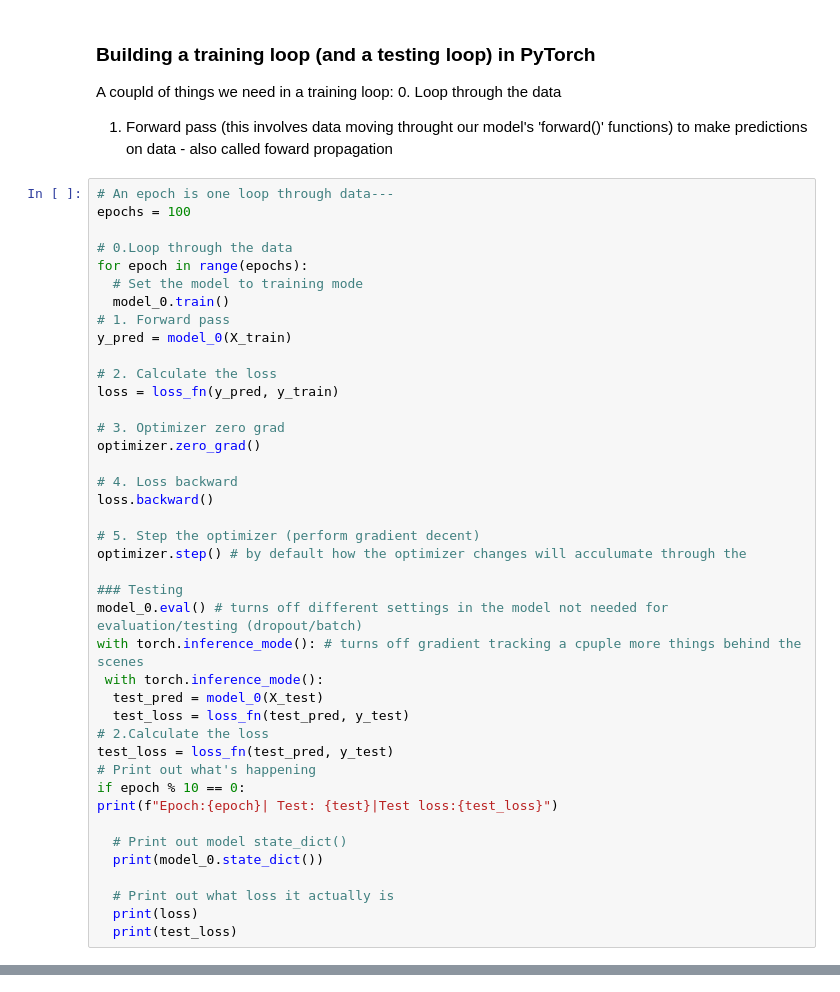
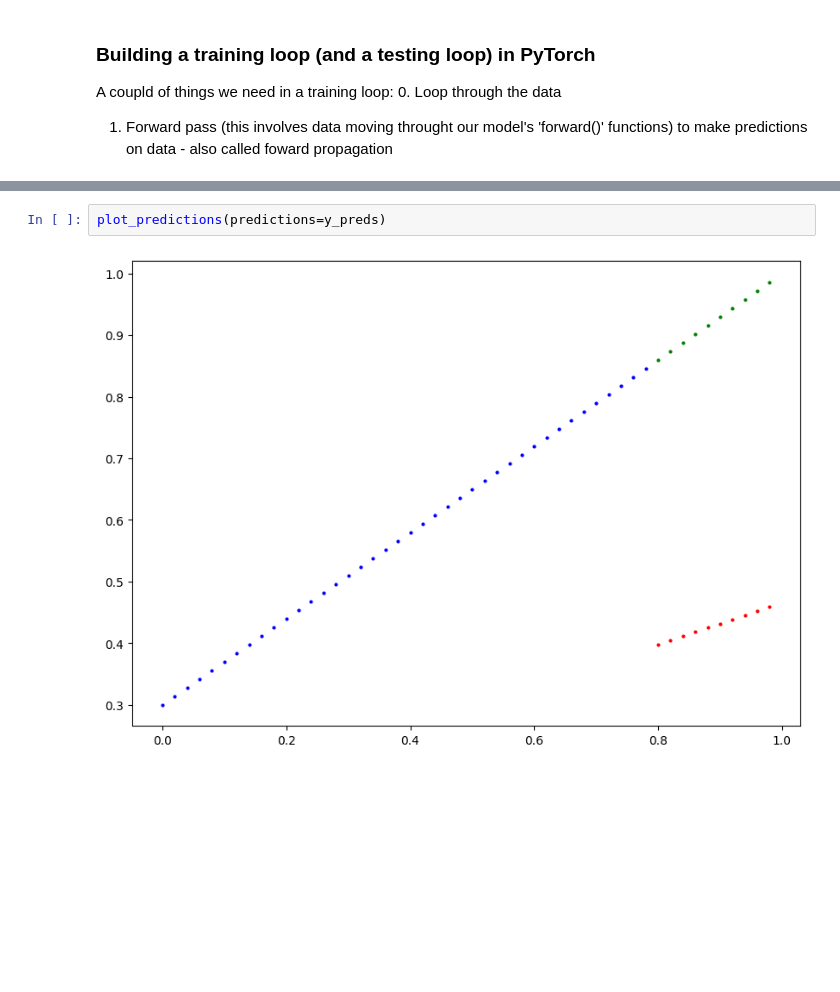
Before and after one commit to hasdasda/HoctheoPhamDinhKhanh, a Jupyter notebook: 01_pytorch_workflow_video.ipynb, the cells around one changed output, grey strips where cells are left out. Drawn from its saved outputs; the diff is of its cells as text; blank space fills up the shorter version.

```diff
--- a/01_pytorch_workflow_video.ipynb
+++ b/01_pytorch_workflow_video.ipynb
@@ -226,44 +237,3 @@ optimizer = torch.optim.SGD(params=model_0.parameters(),
 A coupld of things we need in a training loop:
 0. Loop through the data
 1. Forward pass (this involves data moving throught our model's 'forward()' functions) to make predictions on data - also called foward propagation
-# %%
-# An epoch is one loop through data---
-epochs = 100
-
-# 0.Loop through the data
-for epoch in range(epochs):
-  # Set the model to training mode
-  model_0.train()
-# 1. Forward pass
-y_pred = model_0(X_train)
-
-# 2. Calculate the loss
-loss = loss_fn(y_pred, y_train)
-
-# 3. Optimizer zero grad
-optimizer.zero_grad()
-
-# 4. Loss backward
-loss.backward()
-
-# 5. Step the optimizer (perform gradient decent)
-optimizer.step() # by default how the optimizer changes will acculumate through the
-
-### Testing
-model_0.eval() # turns off different settings in the model not needed for evaluation/testing (dropout/batch)
-with torch.inference_mode(): # turns off gradient tracking a cpuple more things behind the scenes
- with torch.inference_mode():
-  test_pred = model_0(X_test)
-  test_loss = loss_fn(test_pred, y_test)
-# 2.Calculate the loss
-test_loss = loss_fn(test_pred, y_test)
-# Print out what's happening
-if epoch % 10 == 0:
-print(f"Epoch:{epoch}| Test: {test}|Test loss:{test_loss}")
-
-  # Print out model state_dict()
-  print(model_0.state_dict())
-
-  # Print out what loss it actually is
-  print(loss)
-  print(test_loss)
@@ -276,0 +329,4 @@ weight, bias
+# %%
+plot_predictions(predictions=y_preds)
+# %% [output]
+[figure, added]
```
Also changed, not shown: parts of 12 cells of this notebook.
